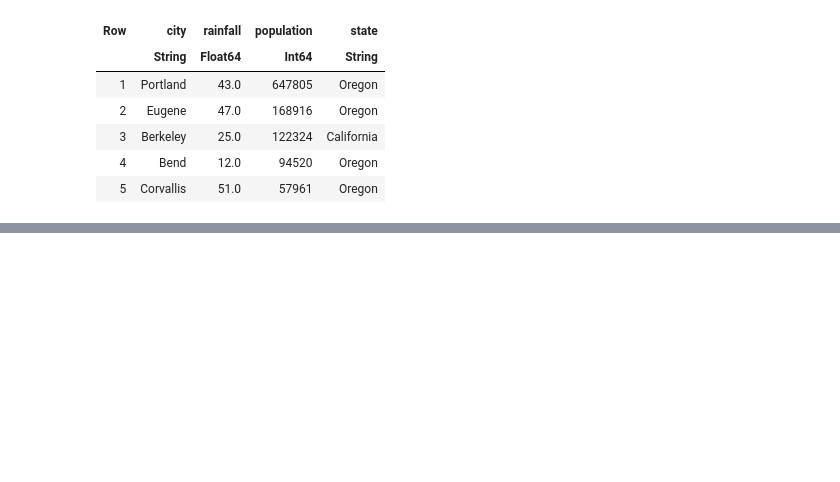
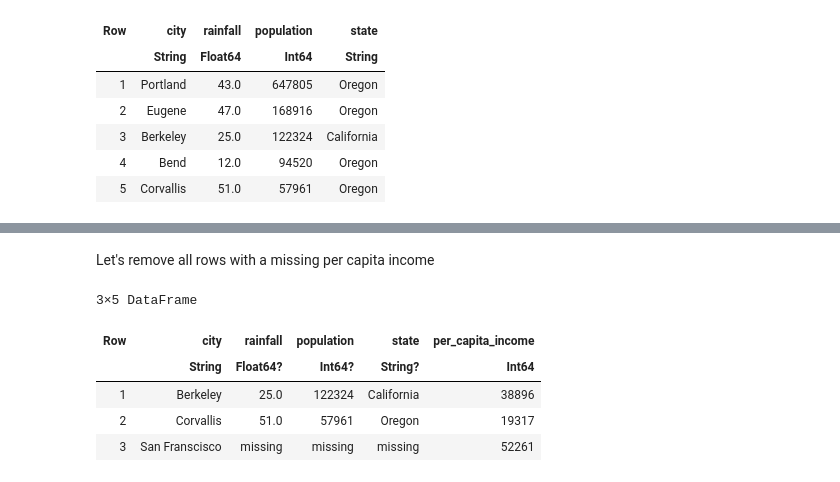
Before and after one commit to alan-sanchez/julia_workspace, a Jupyter notebook: OSU_course/lecture_notes/data_frames.ipynb, the cells around one changed output, grey strips where cells are left out. Cells and saved outputs as stored; diff of their text form; code cells hidden in the pictures; blank space fills up the shorter version.

```diff
--- a/OSU_course/lecture_notes/data_frames.ipynb
+++ b/OSU_course/lecture_notes/data_frames.ipynb
@@ -226,0 +298,11 @@ sort!(df_cities, :population, rev=true) # ! means the input dataframe was modifi
+# %% [markdown]
+Let's remove all rows with a missing per capita income
+# %%
+dropmissing(df, "per_capita_income")
+# %% [output]
+3×5 DataFrame
+| Row | city | rainfall | population | state | per_capita_income |
+|  | String | Float64? | Int64? | String? | Int64 |
+| 1 | Berkeley | 25.0 | 122324 | California | 38896 |
+| 2 | Corvallis | 51.0 | 57961 | Oregon | 19317 |
+| 3 | San Franscisco | missing | missing | missing | 52261 |
```
Also changed, not shown: parts of 17 cells of this notebook, 2 other files.
